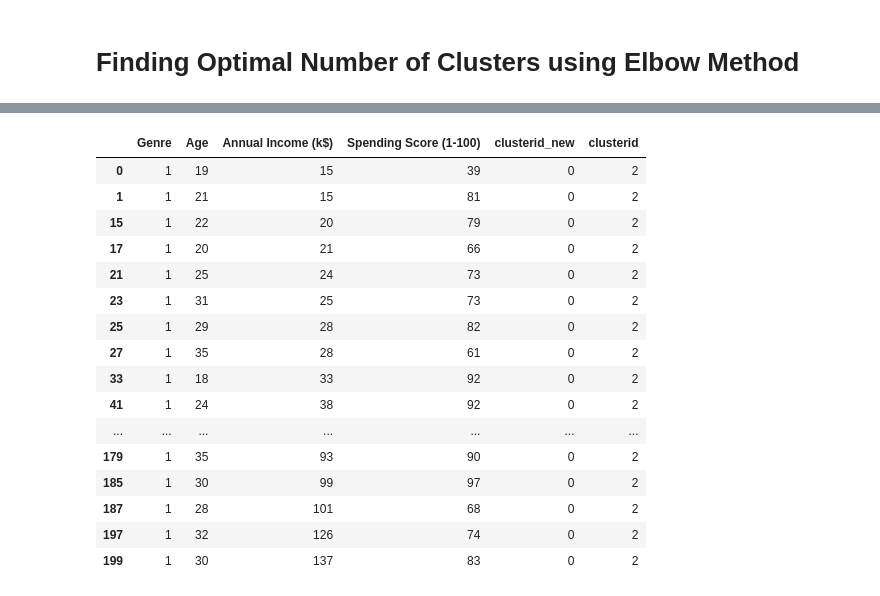
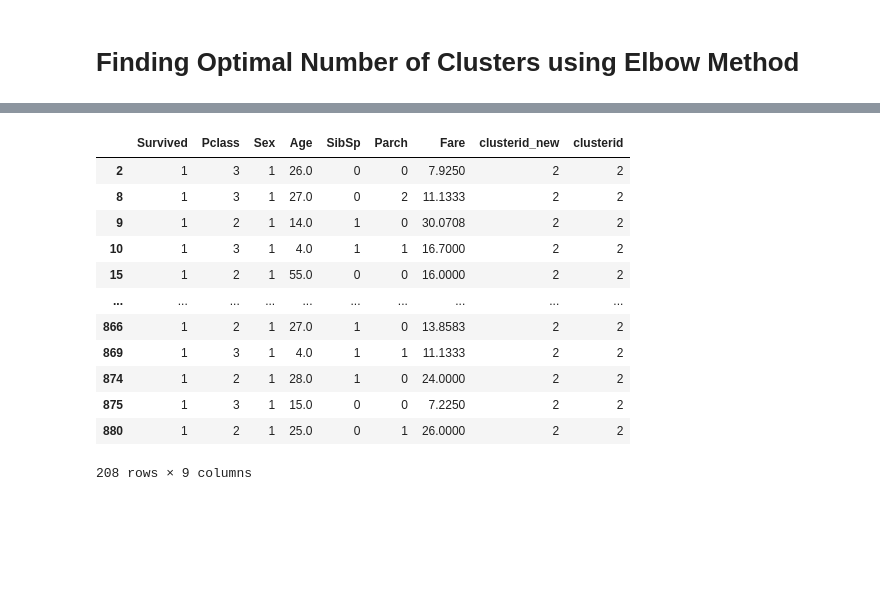
Before and after one commit to sravanirachamalla/MLA2021, a Jupyter notebook: customer_clustering.ipynb, the cells around one changed output, grey strips where cells are left out. Cells and saved outputs as stored; diff of their text form; code cells hidden in the pictures; blank space fills up the shorter version.

```diff
--- a/customer_clustering.ipynb
+++ b/customer_clustering.ipynb
@@ -68,0 +100,2 @@ customers_data
+# %%
+titanic_data['Sex'] = encoded_sex
@@ -68,0 +118,3 @@ customers_data
+# %%
+titanic_data = titanic_data.fillna(0)
+titanic_data
@@ -71,12 +137,14 @@ customers_data
 # %%
 from sklearn.preprocessing import StandardScaler
 scaler = StandardScaler()
-scaled_customers_data = scaler.fit_transform( customers_data[['Genre',
-                                                              'Age',
-                                                'Annual Income (k$)',
-                                                'Spending Score (1-100)']] )
+scaled_titanic_data = scaler.fit_transform( titanic_data[[ 'Age',
+                                                          'Survived',
+                                                            'Pclass',
+                                                            'SibSp',
+                                                           'Parch',
+                                                            'Fare']] )
 # %%
 from sklearn.cluster import KMeans
-clusters_new = KMeans( 3, random_state=42 )
-clusters_new.fit( scaled_customers_data )
-customers_data["clusterid_new"] = clusters_new.labels_
+clusters_new = KMeans( 4, random_state=42 )
+clusters_new.fit( scaled_titanic_data )
+titanic_data["clusterid_new"] = clusters_new.labels_
@@ -162,21 +226,17 @@ customers_data[customers_data.clusterid == 1]
 # %%
-customers_data[customers_data.clusterid == 2]
+titanic_data[titanic_data.clusterid == 2]
 # %% [output]
-|  | Genre | Age | Annual Income (k$) | Spending Score (1-100) | clusterid_new | clusterid |
-| 0 | 1 | 19 | 15 | 39 | 0 | 2 |
-| 1 | 1 | 21 | 15 | 81 | 0 | 2 |
-| 15 | 1 | 22 | 20 | 79 | 0 | 2 |
-| 17 | 1 | 20 | 21 | 66 | 0 | 2 |
-| 21 | 1 | 25 | 24 | 73 | 0 | 2 |
-| 23 | 1 | 31 | 25 | 73 | 0 | 2 |
-| 25 | 1 | 29 | 28 | 82 | 0 | 2 |
-| 27 | 1 | 35 | 28 | 61 | 0 | 2 |
-| 33 | 1 | 18 | 33 | 92 | 0 | 2 |
-| 41 | 1 | 24 | 38 | 92 | 0 | 2 |
-| ... | ... | ... | ... | ... | ... | ... |
-| 179 | 1 | 35 | 93 | 90 | 0 | 2 |
-| 185 | 1 | 30 | 99 | 97 | 0 | 2 |
-| 187 | 1 | 28 | 101 | 68 | 0 | 2 |
-| 197 | 1 | 32 | 126 | 74 | 0 | 2 |
-| 199 | 1 | 30 | 137 | 83 | 0 | 2 |
+|  | Survived | Pclass | Sex | Age | SibSp | Parch | Fare | clusterid_new | clusterid |
+| 2 | 1 | 3 | 1 | 26.0 | 0 | 0 | 7.9250 | 2 | 2 |
+| 8 | 1 | 3 | 1 | 27.0 | 0 | 2 | 11.1333 | 2 | 2 |
+| 9 | 1 | 2 | 1 | 14.0 | 1 | 0 | 30.0708 | 2 | 2 |
+| 10 | 1 | 3 | 1 | 4.0 | 1 | 1 | 16.7000 | 2 | 2 |
+| 15 | 1 | 2 | 1 | 55.0 | 0 | 0 | 16.0000 | 2 | 2 |
+| ... | ... | ... | ... | ... | ... | ... | ... | ... | ... |
+| 866 | 1 | 2 | 1 | 27.0 | 1 | 0 | 13.8583 | 2 | 2 |
+| 869 | 1 | 3 | 1 | 4.0 | 1 | 1 | 11.1333 | 2 | 2 |
+| 874 | 1 | 2 | 1 | 28.0 | 1 | 0 | 24.0000 | 2 | 2 |
+| 875 | 1 | 3 | 1 | 15.0 | 0 | 0 | 7.2250 | 2 | 2 |
+| 880 | 1 | 2 | 1 | 25.0 | 0 | 1 | 26.0000 | 2 | 2 |
+208 rows × 9 columns
 # %%
```
Also changed, not shown: parts of 30 cells of this notebook.
